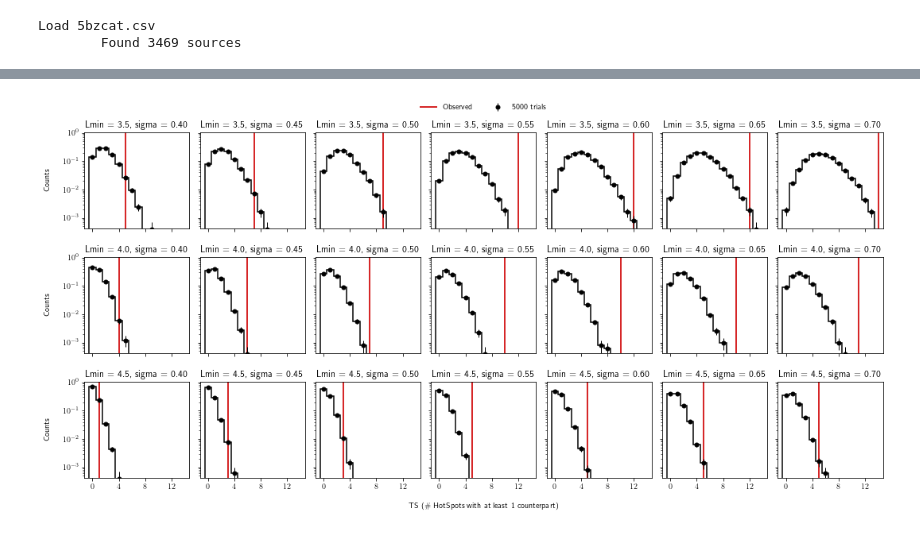
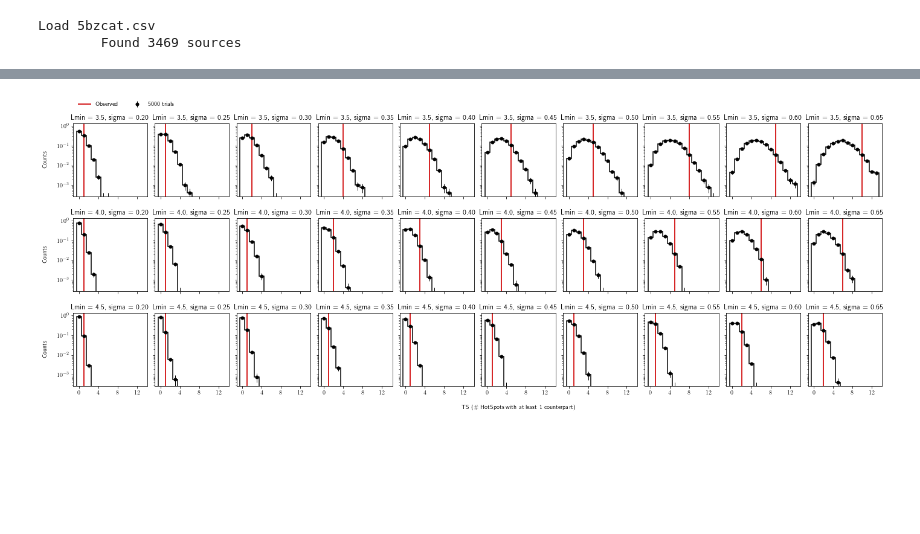
Before and after one commit to chiarabellenghi/Correlation_Analysis, a Jupyter notebook: notebooks/Run_trials.ipynb, the cells around one changed output, grey strips where cells are left out. Cells and saved outputs as stored; diff of their text form; code cells hidden in the pictures; blank space fills up the shorter version.

```diff
--- a/notebooks/Run_trials.ipynb
+++ b/notebooks/Run_trials.ipynb
@@ -7,11 +8,3 @@ sys.path.insert(0, basepath)
-# %%
-# Stuff for plotting
-import matplotlib as mpl
-import matplotlib.pyplot as plt
-mpl.rcParams["font.size"]=16
-mpl.rcParams["font.family"]="sans-serif"
-mpl.rcParams["text.usetex"]=True
-mpl.rc('text.latex', preamble=r'\usepackage{amsmath}')
 # %%
 #  Load the 5BZCat catalog
 from lib.data import load_5bzcat, catbins, load_hotspots
@@ -20,7 +13,8 @@ cat = load_5bzcat(os.path.join(basepath, "data"))
 
 # Load the hotspot list
 hotspot_folder = "data/7yrPS_data"
-hotspots = load_hotspots(os.path.join(basepath, hotspot_folder), hemisphere='south')
+hemi = "north"
+hotspots = load_hotspots(os.path.join(basepath, hotspot_folder), hemisphere=hemi)
 # %% [output]
 Load 5bzcat.csv
         Found 3469 sources
@@ -32,17 +26,17 @@ from lib.correlation import Correlator, EventSample
 # Note that catbins is useless for our analysis but the framework still requires it.
 # scramble=0 will generate the pseudo experiment by scrambling the position of the sources only.
 # boots=6 will generate the trial taking care of preserving the number of source,
-# the portion of the sky and the latitude cut.
+# the portion of the sky and the galactic plane cut.
 seed = 0
 C = Correlator(
     cat, bins=catbins[-1],
     seed=seed,
-    dec_range=(np.radians(-85),np.radians(-5)),
+    dec_range=(np.radians(-5),np.radians(85)),
     mlat=np.radians(10),
     scramble=0, boots=6)
 hs_sample = EventSample(hotspots)
 
-sigmas = np.linspace(0.4, 0.7, 7)
+sigmas = np.linspace(0.2, 0.65, 10)
 pVal_thrs = np.linspace(3.5, 4.5, 3)
 C.add_primary('hotspots', hs_sample, logpVal_thr_list=pVal_thrs, sigma_list=sigmas)
 
@@ -77,38 +71,37 @@ Applying cuts to the event sample:
 # %%
-fig,ax = plt.subplots(nrows=3, ncols=7, sharex=True, sharey=True, figsize=(18,8))
+fig,ax = plt.subplots(nrows=pVal_thrs.size, ncols=sigmas.size,
+                      sharex=True, sharey=True, figsize=(24,8))
 
-ax[2][3].set_xlabel("TS (\# HotSpots with at least 1 counterpart)", labelpad=15)
+ax[pVal_thrs.size-1][int(sigmas.size/2)].set_xlabel("TS (\# HotSpots with at least 1 counterpart)", labelpad=15)
 for axis in ax[:,0]:
     axis.set_ylabel("Counts", labelpad=15)
 
 ax = ax.flatten()
 for i,key in enumerate(trials.dtype.names):
     observed_ts = C()[key]
     counts, bins = np.histogram(trials[key], bins=np.arange(0,15))
     binc = 0.5 * (bins[1:] + bins[:-1])-.5
     counts_norm = counts/np.sum(counts)
     ax[i].errorbar(binc, counts_norm, yerr=[np.sqrt(counts)/np.sum(counts),np.sqrt(counts)/np.sum(counts)],
                  fmt="o", color="k", zorder=10, markersize=5, elinewidth=1,
                  label=f"{trials[key].size} trials"
                 )
     ax[i].hist(binc, bins-.5, weights=counts_norm, histtype='step', color='k', lw=1.5)
     ax[i].axvline(observed_ts, color="tab:red", label="Observed", lw=2)
 
     ax[i].set_yscale('log')
 
     ax[i].set_title(key[10:], fontsize=12)
 
 ax[0].set_xticks([0,4,8,12])
 # ax[0].set_xticks([0,1,2,3])
-ax[3].legend(frameon=False, loc="lower center", bbox_to_anchor=(0.5, 1.15), ncol=2)
+ax[0].legend(frameon=False, loc="lower left", bbox_to_anchor=(0., 1.15), ncol=2)
 
 plt.subplots_adjust(hspace=0.3, wspace=.1)
 
-# plt.savefig("../plots/ts_distributions.png",
-#            dpi=500, bbox_inches="tight", facecolor="w")
-plt.savefig("../../plots/ts_distributions.png",
+plt.savefig(f"../plots/ts_distributions_{hemi}.png",
            dpi=500, bbox_inches="tight", facecolor="w")
 # %% [output]
-[figure, old version]
+[figure, new version]
 # %%
 res, m_cp = C.get_counterparts(catbins[-1])
```
Also changed, not shown: parts of 3 cells of this notebook, 5 other files.
